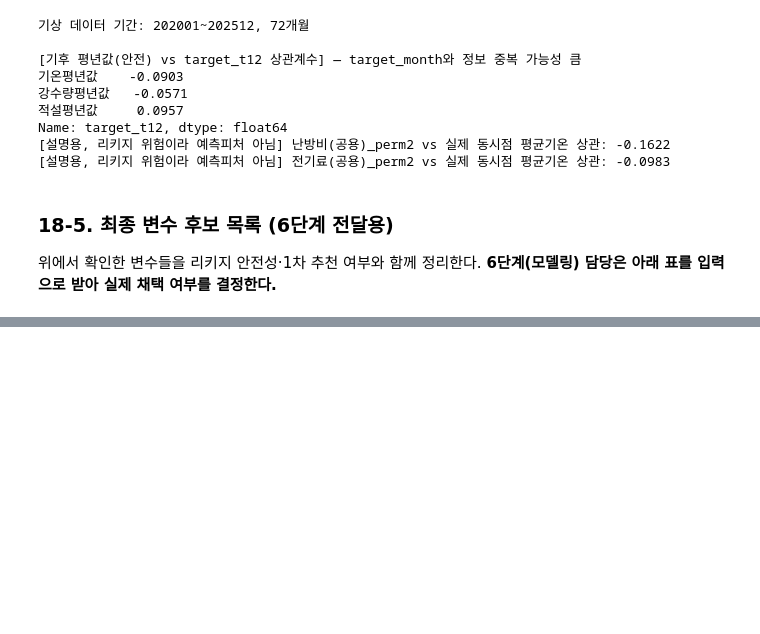
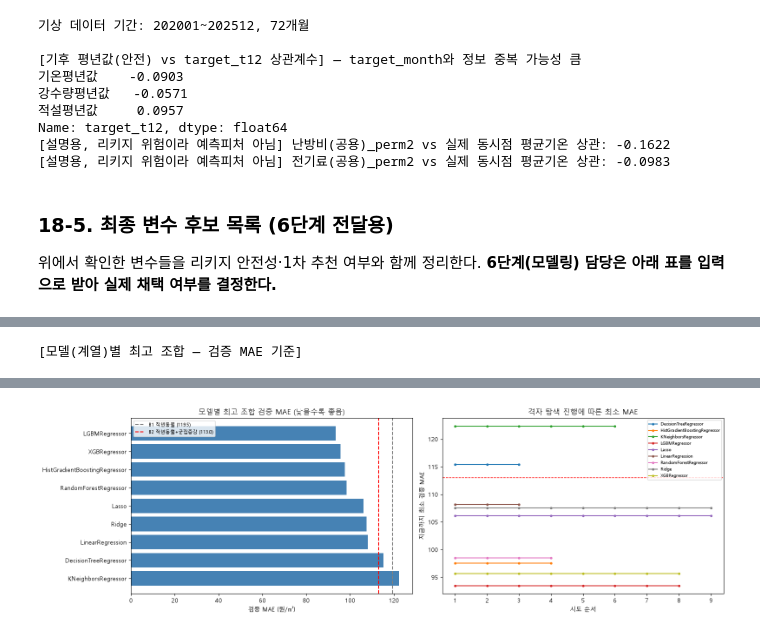
Before and after one commit to roh-git/mlapt_project, a Jupyter notebook: main_analysis.ipynb, the cells around one changed output, grey strips where cells are left out. Cells and saved outputs as stored; diff of their text form; code cells hidden in the pictures; blank space fills up the shorter version.

```diff
--- a/main_analysis.ipynb
+++ b/main_analysis.ipynb
@@ -2017,0 +2237,24 @@ candidate_summary
+# %%
+from sklearn.tree import DecisionTreeRegressor
+from sklearn.ensemble import RandomForestRegressor, HistGradientBoostingRegressor
+import lightgbm as lgb
+import xgboost as xgb
+
+tree_grid = [
+    {'preprocess': [None], 'model': [DecisionTreeRegressor(random_state=42)],
+     'model__max_depth': [6, 10, None], 'model__min_samples_leaf': [20]},
+    {'preprocess': [None], 'model': [RandomForestRegressor(n_estimators=200, max_features=0.5, n_jobs=-1, random_state=42)],
+     'model__max_depth': [None, 12], 'model__min_samples_leaf': [5, 20]},
+    {'preprocess': [None], 'model': [HistGradientBoostingRegressor(random_state=42)],
+     'model__learning_rate': [0.05, 0.1], 'model__max_iter': [300, 600]},
+    {'preprocess': [None], 'model': [lgb.LGBMRegressor(subsample=0.8, subsample_freq=1, colsample_bytree=0.8, random_state=42, verbose=-1)],
+     'model__n_estimators': [400, 800], 'model__learning_rate': [0.03, 0.05], 'model__num_leaves': [31, 63]},
+    {'preprocess': [None], 'model': [xgb.XGBRegressor(subsample=0.8, colsample_bytree=0.8, tree_method='hist', n_jobs=-1, random_state=42)],
+     'model__n_estimators': [400, 800], 'model__learning_rate': [0.03, 0.05], 'model__max_depth': [4, 6]},
+]
+t0 = time.time()
+TREE_FS = 'F3 +5단계 도메인변수'
+tree_gs, tree_results = run_grid(tree_grid, TREE_FS)
+tree_results = tree_results.sort_values('val_MAE').reset_index(drop=True)
+print(f"트리 계열 {len(tree_results)}개 조합, {time.time() - t0:.0f}초 | 검증 B1 MAE {B1_VAL_MAE:.2f}, B2 MAE {B2_VAL_MAE:.2f}")
+show(tree_results)
@@ -2017,0 +2284,22 @@ candidate_summary
+# %%
+all_results = pd.concat([linear_results, tree_results], ignore_index=True)
+best_per_family = (all_results.sort_values('val_MAE').groupby('모델', as_index=False).first()
+                   .sort_values('val_MAE').reset_index(drop=True))
+print('[모델(계열)별 최고 조합 — 검증 MAE 기준]')
+show(best_per_family)
+
+fig, axes = plt.subplots(1, 2, figsize=(16, 5))
+ax = axes[0]
+ax.barh(best_per_family['모델'], best_per_family['val_MAE'], color='steelblue')
+ax.axvline(B1_VAL_MAE, color='gray', ls='--', label=f'B1 작년동월 ({B1_VAL_MAE:.1f})')
+ax.axvline(B2_VAL_MAE, color='red', ls='--', label=f'B2 작년동월+군집증감 ({B2_VAL_MAE:.1f})')
+ax.invert_yaxis(); ax.set_xlabel('검증 MAE (원/㎡)'); ax.set_title('모델별 최고 조합 검증 MAE (낮을수록 좋음)'); ax.legend(fontsize=8)
+ax = axes[1]   # Day_04의 누적 그래프 — accuracy(높을수록)가 아니라 MAE(낮을수록)라 cummin
+for fam, grp in all_results.groupby('모델'):
+    grp = grp.reset_index(drop=True)
+    ax.plot(grp.index + 1, grp['val_MAE'].cummin(), marker='o', ms=3, label=fam)
+ax.axhline(B2_VAL_MAE, color='red', ls='--', lw=1)
+ax.set_xlabel('시도 순서'); ax.set_ylabel('지금까지 최소 검증 MAE'); ax.set_title('격자 탐색 진행에 따른 최소 MAE'); ax.legend(fontsize=7)
+plt.tight_layout(); plt.show()
+# %% [output]
+[모델(계열)별 최고 조합 — 검증 MAE 기준]
@@ -2017,0 +2316 @@ candidate_summary
+[figure, added]
```
Also changed, not shown: parts of 14 cells of this notebook, 2 other files.
